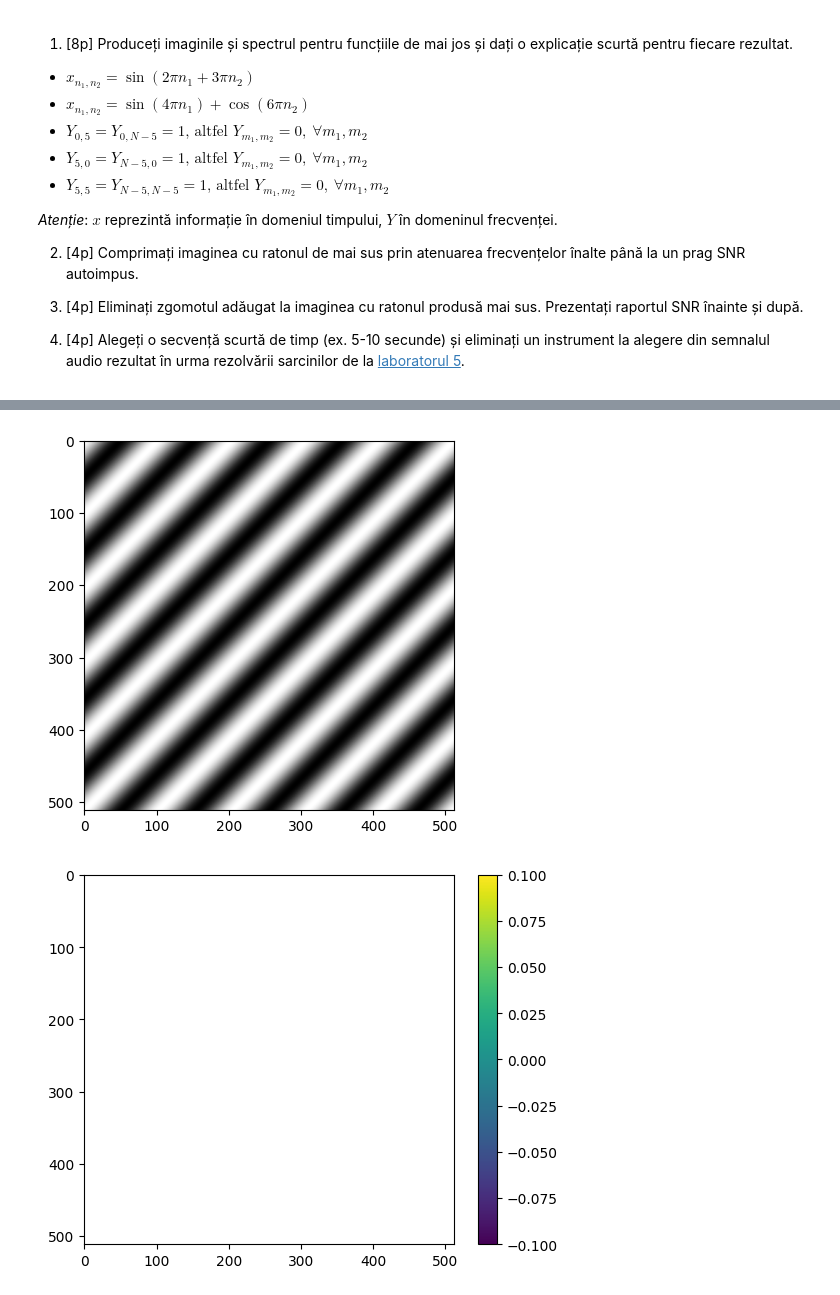
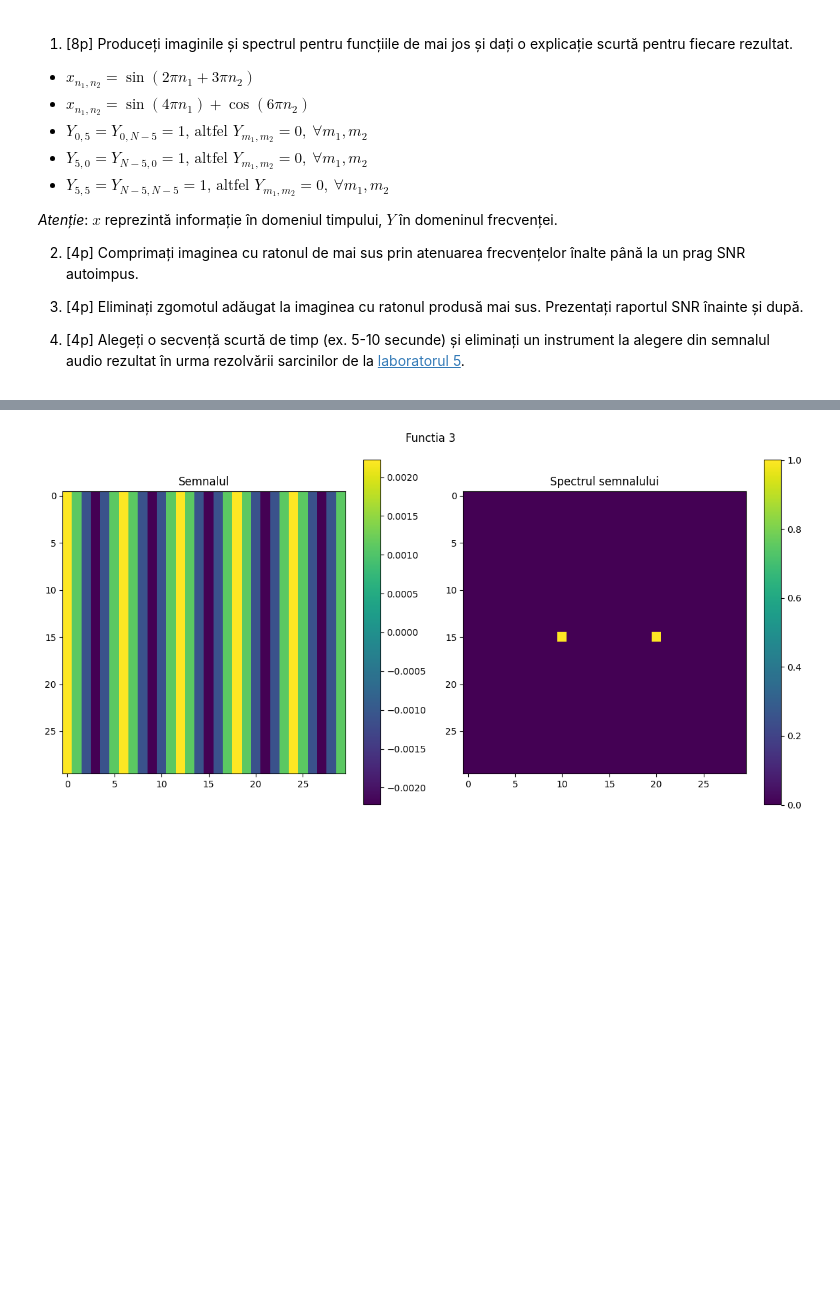
Before and after one commit to laurentiucretu68/ProcesareaSemnalelor, a Jupyter notebook: Laborator7/main.ipynb, the cells around one changed output, grey strips where cells are left out. Saved outputs shown, nothing was run; the diff lists cells and outputs as text; code cells hidden in the pictures; blank space fills up the shorter version.

```diff
--- a/Laborator7/main.ipynb
+++ b/Laborator7/main.ipynb
@@ -218,22 +178,31 @@ plt.show()
-# %%
-# Exercitiul 1 - 5
-width, height = 512, 512
-
-Y = np.zeros((width, height), dtype=complex)
-Y[5, 5] = 1
-Y[width - 5, height - 5] = 1
-
-X = np.fft.ifft2(Y)
-X = np.real(X)
-
-plt.imshow(X, cmap=plt.cm.gray)
-plt.show()
-
-freq_db = 20*np.log10(abs(Y))
-
-plt.imshow(freq_db)
-plt.colorbar()
-plt.show()
-# %% [output]
-[figure, removed]
-[figure, removed]
+# %%
+# Exercitiul 1 - 3
+dim = 30
+
+Y = np.zeros((dim, dim), dtype=complex)
+Y[0, 5] = 1
+Y[0, dim - 5] = 1
+
+X = np.real(np.fft.ifft2(Y))
+
+fig, axs = plt.subplots(1, 2, figsize=(12, 6))
+fig.suptitle('Functia 3')
+
+img = axs[0].imshow(X)
+axs[0].set_title("Semnalul")
+fig.colorbar(img, ax=axs[0])
+
+img = axs[1].imshow(np.abs(np.fft.fftshift(Y)) + 1e-15)
+axs[1].set_title("Spectrul semnalului")
+fig.colorbar(img, ax=axs[1])
+
+plt.tight_layout()
+
+if not os.path.exists('ex1'):
+    os.mkdir('ex1')
+
+plt.savefig(os.path.join('ex1', f"ex1_func3.png"))
+plt.savefig(os.path.join('ex1', f"ex1_func3.pdf"))
+plt.show()
+# %% [output]
+[figure, added]
```
Also changed, not shown: parts of 16 cells of this notebook, 25 other files.
